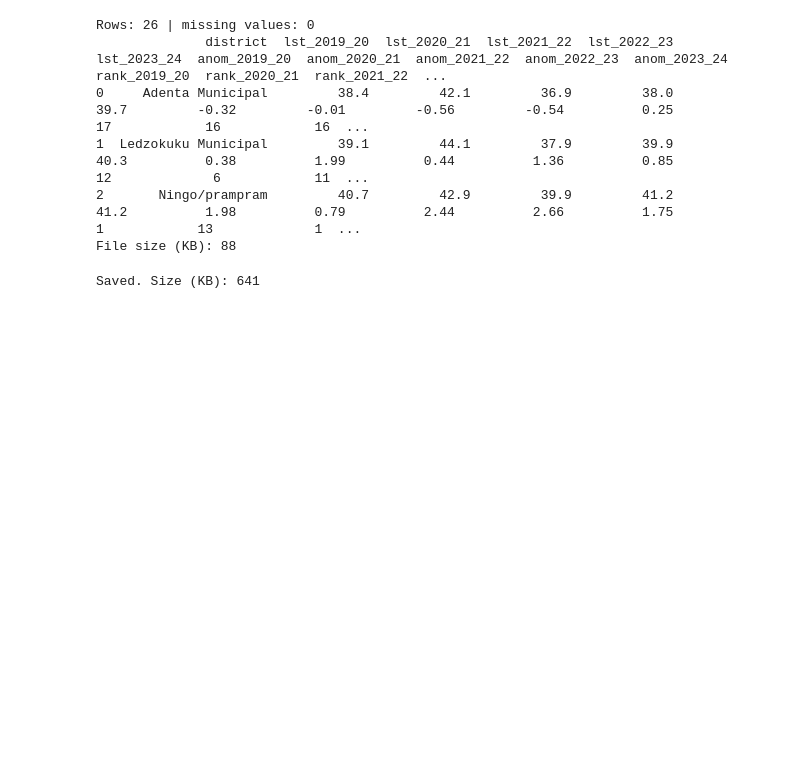
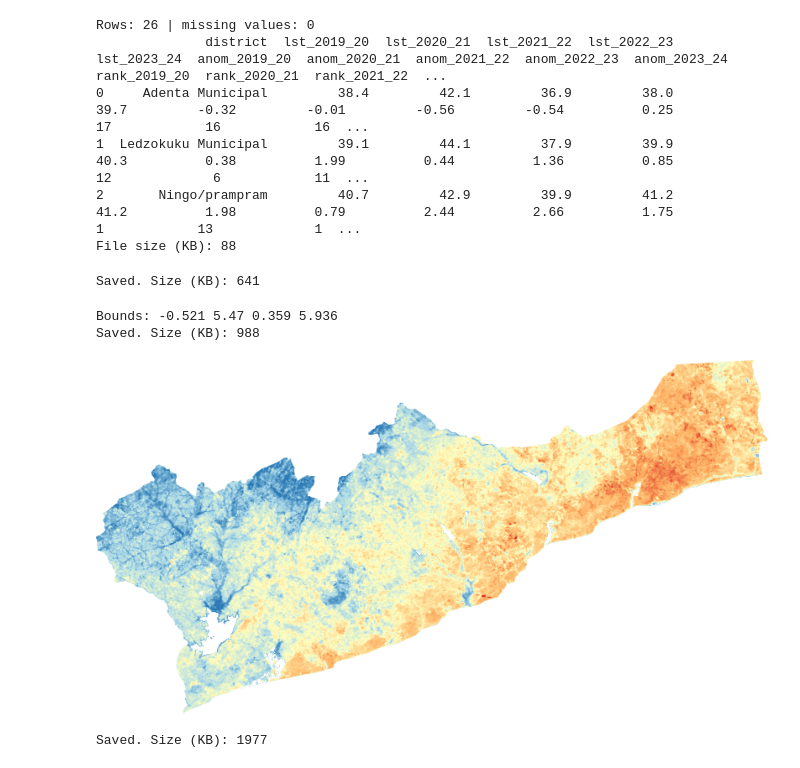
Before and after one commit to BenjaminOkuAddo34/Accra-Urban-Heat-Island-Analysis, a Jupyter notebook: notebooks/02_landsat_preprocessing.ipynb, the cells around one changed output. Cells and saved outputs as stored; diff of their text form; code cells hidden in the pictures; blank space fills up the shorter version.

Commit message:
Add pixel-level LST layer to interactive map

```diff
--- a/notebooks/02_landsat_preprocessing.ipynb
+++ b/notebooks/02_landsat_preprocessing.ipynb
@@ -648,3 +648,55 @@ m.save("../maps/interactive/accra_heat_map.html")
 print("Saved. Size (KB):", round(os.path.getsize("../maps/interactive/accra_heat_map.html") / 1024))
 # %% [output]
 Saved. Size (KB): 641
+# %%
+import requests
+from IPython.display import Image as ShowImage
+
+# Outer box around all 26 districts
+region = study_districts.geometry().bounds()
+ring = region.coordinates().getInfo()[0]
+west, east = min(c[0] for c in ring), max(c[0] for c in ring)
+south, north = min(c[1] for c in ring), max(c[1] for c in ring)
+print("Bounds:", round(west, 3), round(south, 3), round(east, 3), round(north, 3))
+
+# Colour the LST pixels, keeping only land inside the districts
+lst_picture = (lst_full.clip(study_districts.geometry())
+               .visualize(min=30, max=48,
+                          palette=["#2c7bb6", "#abd9e9", "#ffffbf", "#fdae61", "#d7191c"]))
+
+url = lst_picture.getThumbURL({"region": region, "dimensions": 1600, "format": "png"})
+
+os.makedirs("../maps/interactive", exist_ok=True)
+with open("../maps/interactive/lst_2022_23.png", "wb") as f:
+    f.write(requests.get(url, timeout=300).content)
+
+print("Saved. Size (KB):", round(os.path.getsize("../maps/interactive/lst_2022_23.png") / 1024))
+ShowImage("../maps/interactive/lst_2022_23.png", width=800)
+# %% [output]
+Bounds: -0.521 5.47 0.359 5.936
+Saved. Size (KB): 988
+[figure, added]
+# %%
+from branca.colormap import LinearColormap
+
+# Place the PNG on the map using the corner coordinates from Step 33
+pixel_layer = folium.raster_layers.ImageOverlay(
+    image="../maps/interactive/lst_2022_23.png",
+    bounds=[[south, west], [north, east]],
+    opacity=0.85,
+    name="Pixel-level heat, dry season 2022/23 (°C)",
+    show=False,
+)
+pixel_layer.add_to(m)
+
+# Colour legend for the pixel layer
+pixel_cmap = LinearColormap(
+    ["#2c7bb6", "#abd9e9", "#ffffbf", "#fdae61", "#d7191c"],
+    vmin=30, vmax=48,
+    caption="Pixel surface temperature, dry 2022/23 (°C)")
+pixel_cmap.add_to(m)
+
+m.save("../maps/interactive/accra_heat_map.html")
+print("Saved. Size (KB):", round(os.path.getsize("../maps/interactive/accra_heat_map.html") / 1024))
+# %% [output]
+Saved. Size (KB): 1977
```
Also changed, not shown: 2 other files.
